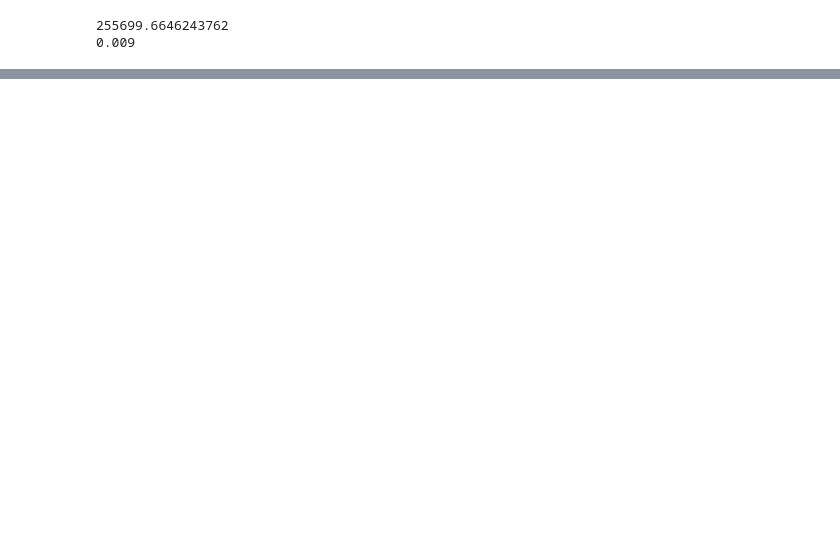
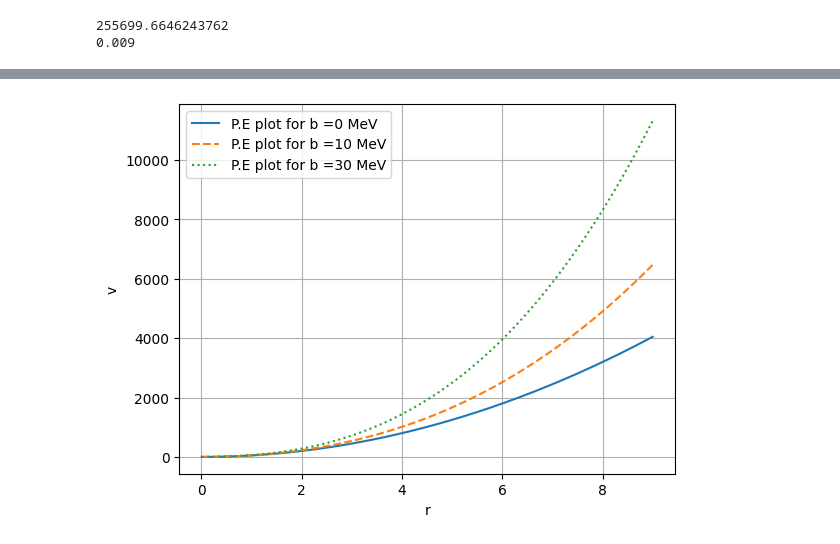
Before and after one commit to Pawani-NA34/quantum-mechanics, a Jupyter notebook: qm_TL7_cubicAnharmonic.ipynb, the cells around one changed output, grey strips where cells are left out. Cells and saved outputs as stored; diff of their text form; code cells hidden in the pictures; blank space fills up the shorter version.

```diff
--- a/qm_TL7_cubicAnharmonic.ipynb
+++ b/qm_TL7_cubicAnharmonic.ipynb
@@ -31,7 +31,12 @@ ke = (-c) * ( np.eye((n-2), k = 1) + (-2)*np.eye(n-2) + np.eye((n-2), k = -1) )
 r_new = r[1:-1]  # new r values corresponding to the eigenvectors
 # let count = 3
 count = 3
-print("Inspecting", count, "number of states:")
+
+mygod=0   #  running out of academic names
+potential = np.zeros((len(r_new), count)) # for each b
+gnd_state = np.zeros((len(r_new), count))
+
+print("Inspecting", count, " states:")
 for b in [0, 10, 30]:
     print("\nb =",b,"MeV/fm")
     v = (k*r*r /2) +(b * (r**3) /3)   # b is in MeV/fm^3
@@ -48,6 +53,7 @@ for b in [0, 10, 30]:
     for j in range(count):
         norm = np.sqrt(np.trapezoid(eig_vec[:, j]**2, r[1:-1]))
         eig_vec[:, j] = eig_vec[:, j]/norm           # psi[r_index, screening_index, state_index]
+    gnd_state[:,mygod] = eig_vec[:,mygod]
 
     exp_x = np.zeros(count)
     exp_x2 = np.zeros(count)
@@ -111,11 +117,6 @@ for b in [0, 10, 30]:
         sigma_p[i] = np.sqrt(var_p)
         sigma_xp[i] = sigma_x[i] * sigma_p[i]
     print( "Ratio of (sigma_x * sigma_p)/(h_bar/2) :", (2 * sigma_xp/h_bar))
-
-    plt.plot(r_new, v[1:-1], label=f"P.E plot for b ={b} MeV")
-    plt.legend()
-    plt.xlabel("r")
-    plt.ylabel("v")
-    plt.grid()
-    plt.show()
+    potential[:,mygod] = v[1:-1]
+    mygod+=1
 # %% [output]
@@ -175,0 +140,12 @@ Ratio of (sigma_x * sigma_p)/(h_bar/2) : [1.15618196 3.00873707 4.8048027 ]
+# %%
+plt.plot(r_new, potential[:,0], label=f"P.E plot for b ={0} MeV")
+plt.plot(r_new, potential[:,1], label=f"P.E plot for b ={10} MeV", ls="--")
+plt.plot(r_new, potential[:,2], label=f"P.E plot for b ={30} MeV", ls=":")
+plt.legend()
+plt.xlabel("r")
+plt.ylabel("v")
+#plt.ylim(-10,200)
+plt.grid()
+plt.show()
+# %% [output]
+[figure, added]
```
Also changed, not shown: parts of 4 cells of this notebook.
